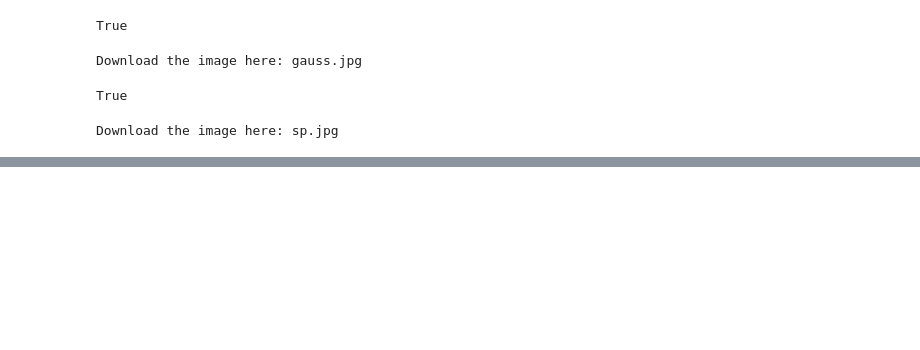
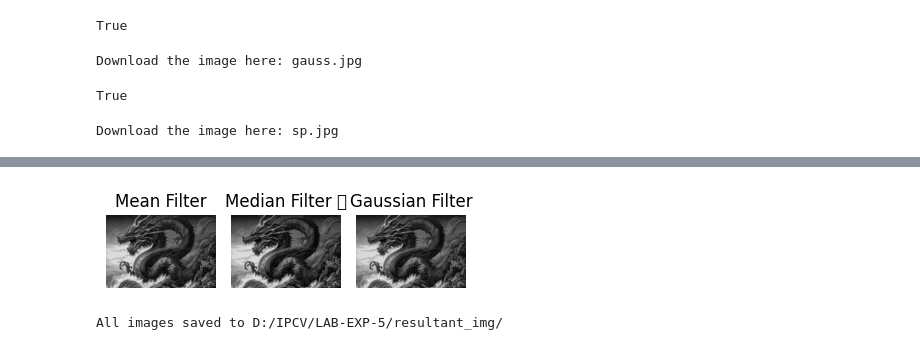
Before and after one commit to TarunGoel93/IPCV-, a Jupyter notebook: LAB-EXP-5/x.ipynb, the cells around one changed output, grey strips where cells are left out. Drawn from its saved outputs; the diff is of its cells as text; code cells hidden in the pictures; blank space fills up the shorter version.

```diff
--- a/LAB-EXP-5/x.ipynb
+++ b/LAB-EXP-5/x.ipynb
@@ -69,0 +74,6 @@ Download the image here: sp.jpg
+# %%
+mean_filt = cv2.blur(gauss, (3, 3))
+# %%
+median_filt = cv2.medianBlur(sp,3)
+# %%
+gaussian_filt = cv2.GaussianBlur(sp, (3, 3), sigmaX=1)
@@ -69,0 +101,41 @@ Download the image here: sp.jpg
+# %%
+plt.subplot(1, 5, 3)
+plt.imshow(mean_filt, cmap='gray')
+plt.title('Mean Filter')
+plt.axis('off')
+
+plt.subplot(1, 5, 4)
+plt.imshow(median_filt, cmap='gray')
+plt.title('Median Filter ✅')
+plt.axis('off')
+
+plt.subplot(1, 5, 5)
+plt.imshow(gaussian_filt, cmap='gray')
+plt.title('Gaussian Filter')
+plt.axis('off')
+
+plt.tight_layout()
+plt.savefig(r'D:\IPCV\LAB-EXP-5\resultant_img\filters_on_sp.jpeg')
+plt.show()
+# %% [output]
+[figure, added]
+# %%
+import os
+
+# ─────────────────────────────────────────
+# Create folder if not exists
+# ─────────────────────────────────────────
+os.makedirs(r'D:\IPCV\LAB-EXP-5\resultant_img', exist_ok=True)
+
+# ─────────────────────────────────────────
+# Save All Images
+# ─────────────────────────────────────────
+cv2.imwrite(r'D:\IPCV\LAB-EXP-5\resultant_img\1_original.jpeg',      img)
+cv2.imwrite(r'D:\IPCV\LAB-EXP-5\resultant_img\2_salt_pepper.jpeg',   sp)
+cv2.imwrite(r'D:\IPCV\LAB-EXP-5\resultant_img\3_mean_filter.jpeg',   mean_filt)
+cv2.imwrite(r'D:\IPCV\LAB-EXP-5\resultant_img\4_median_filter.jpeg', median_filt)
+cv2.imwrite(r'D:\IPCV\LAB-EXP-5\resultant_img\5_gaussian_filter.jpeg', gaussian_filt)
+
+print("All images saved to D:/IPCV/LAB-EXP-5/resultant_img/")
+# %% [output]
+All images saved to D:/IPCV/LAB-EXP-5/resultant_img/
```
Also changed, not shown: parts of 6 cells of this notebook, 10 other files.
